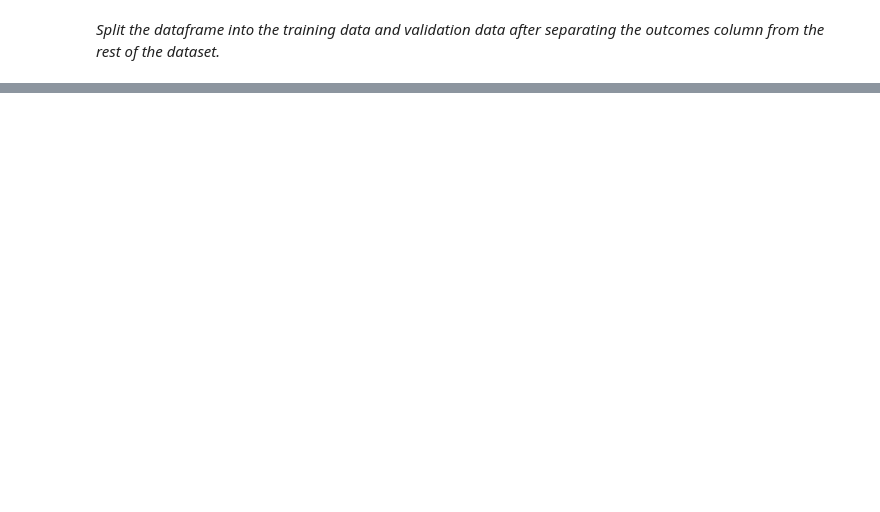
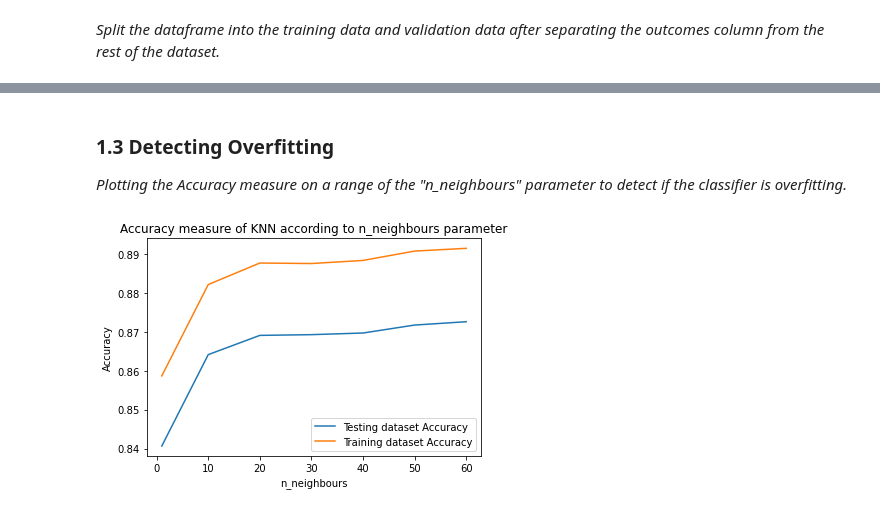
Before and after one commit to a-sani/COVID-19, a Jupyter notebook: milestone2/src/main.ipynb, the cells around one changed output, grey strips where cells are left out. Saved outputs shown, nothing was run; the diff lists cells and outputs as text; code cells hidden in the pictures; blank space fills up the shorter version.

```diff
--- a/milestone2/src/main.ipynb
+++ b/milestone2/src/main.ipynb
@@ -62,0 +135,30 @@ dtype: object
+# %% [markdown]
+### 1.3 Detecting Overfitting
+*Plotting the Accuracy measure on a range of the "n_neighbours" parameter to detect if the classifier is overfitting.*
+# %%
+neighbors = [1,10,20,30,40,50,60]
+train_accuracy = np.empty(len(neighbors))
+test_accuracy = np.empty(len(neighbors))
+
+# Loop over K values
+for i, k in enumerate(neighbors):
+    knn = KNeighborsClassifier(n_neighbors=k,weights='distance')
+    knn.fit(training_data, training_truth)
+
+    # Compute traning and test data accuracy
+    train_accuracy[i] = knn.score(training_data, training_truth)
+    test_accuracy[i] = knn.score(validation_data, validation_truth)
+
+# Generate plot
+plt.plot(neighbors, test_accuracy, label = 'Testing dataset Accuracy')
+plt.plot(neighbors, train_accuracy, label = 'Training dataset Accuracy')
+plt.title('Accuracy measure of KNN according to n_neighbours parameter')
+
+plt.legend()
+plt.xlabel('n_neighbours')
+plt.ylabel('Accuracy')
+plt.savefig('../plots/knn_accuracy_curve.png')
+
+plt.show()
+# %% [output]
+[figure, added]
```
Also changed, not shown: parts of 47 cells of this notebook, 14 other files.
